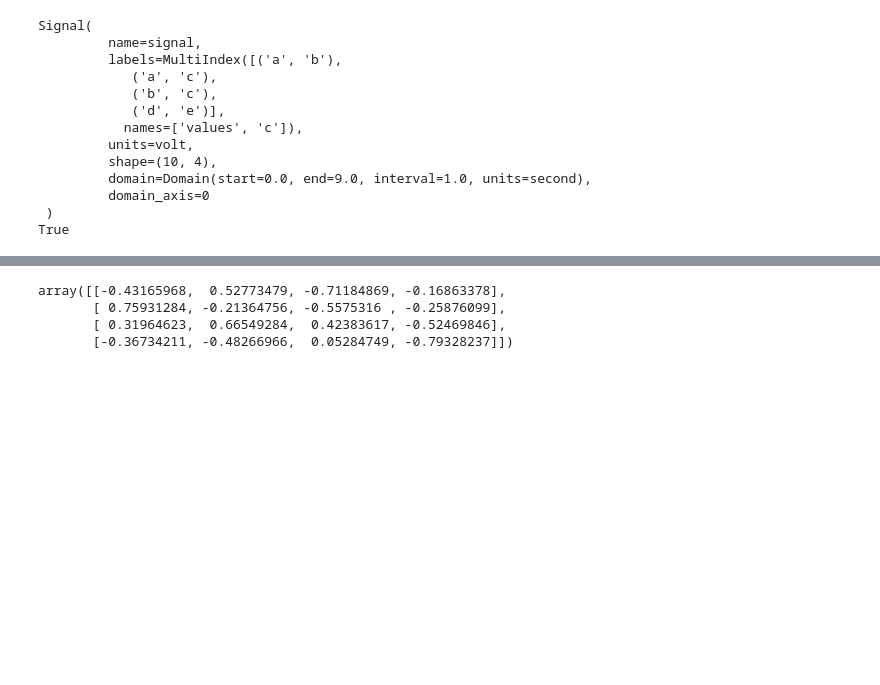
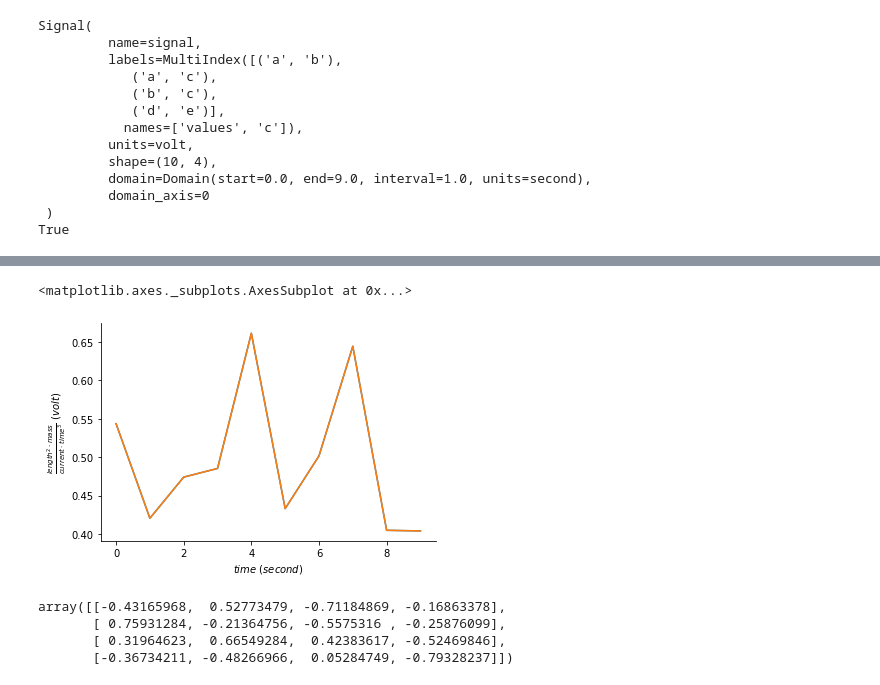
Before and after one commit to neuralsignal/dreye, a Jupyter notebook: tutorials/Intro to Signals.ipynb, the cells around one changed output, grey strips where cells are left out. Saved outputs shown, nothing was run; the diff lists cells and outputs as text; code cells hidden in the pictures; blank space fills up the shorter version.

```diff
--- a/tutorials/Intro to Signals.ipynb
+++ b/tutorials/Intro to Signals.ipynb
@@ -74,3 +77,8 @@ True
+# %%
+container.mean(axis=1).plot()
+# %% [output]
+<matplotlib.axes._subplots.AxesSubplot at 0x...>
+[figure, added]
 # %%
 est = signal.pca()
 est.components_
```
Also changed, not shown: parts of 3 cells of this notebook, 3 other files.
